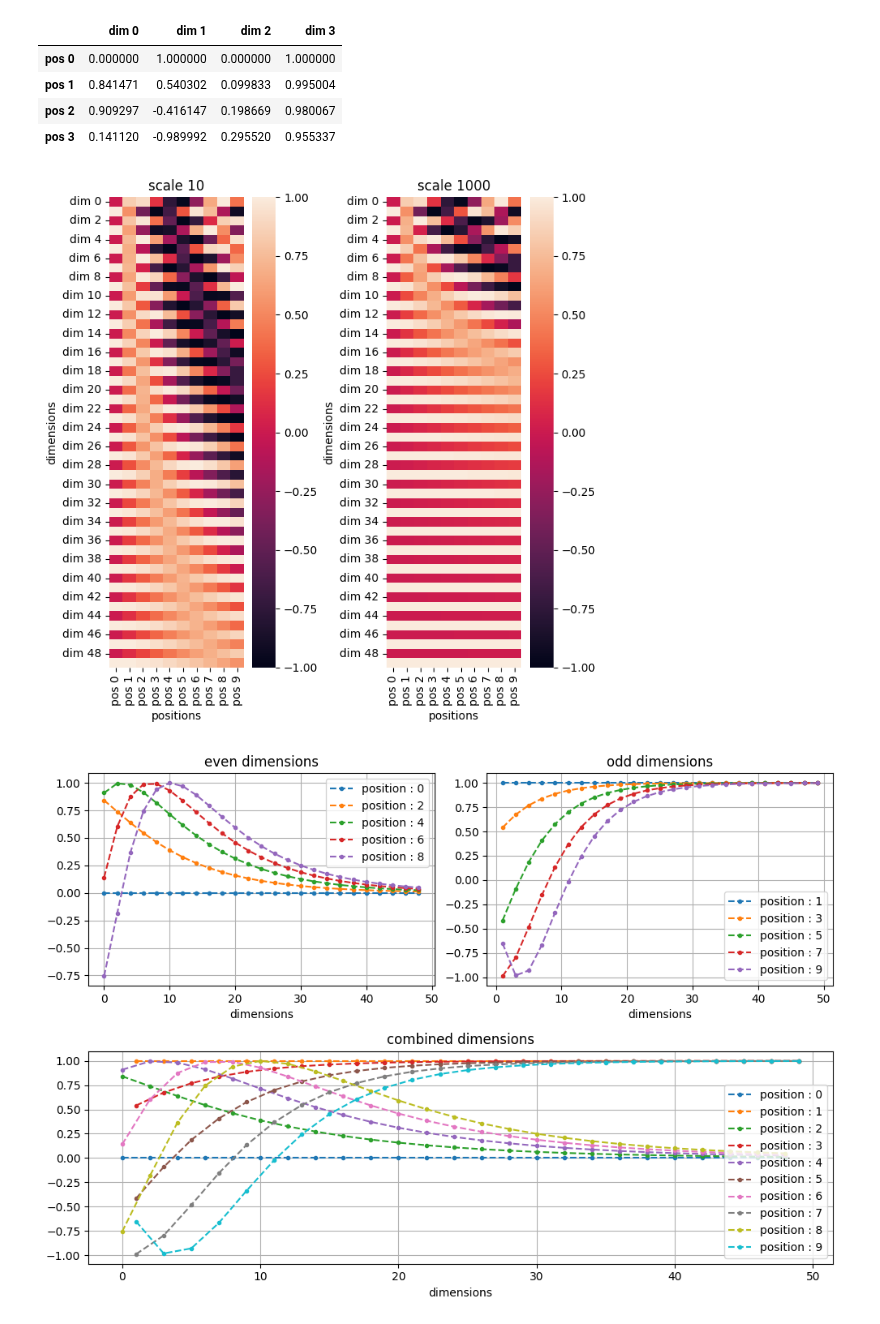
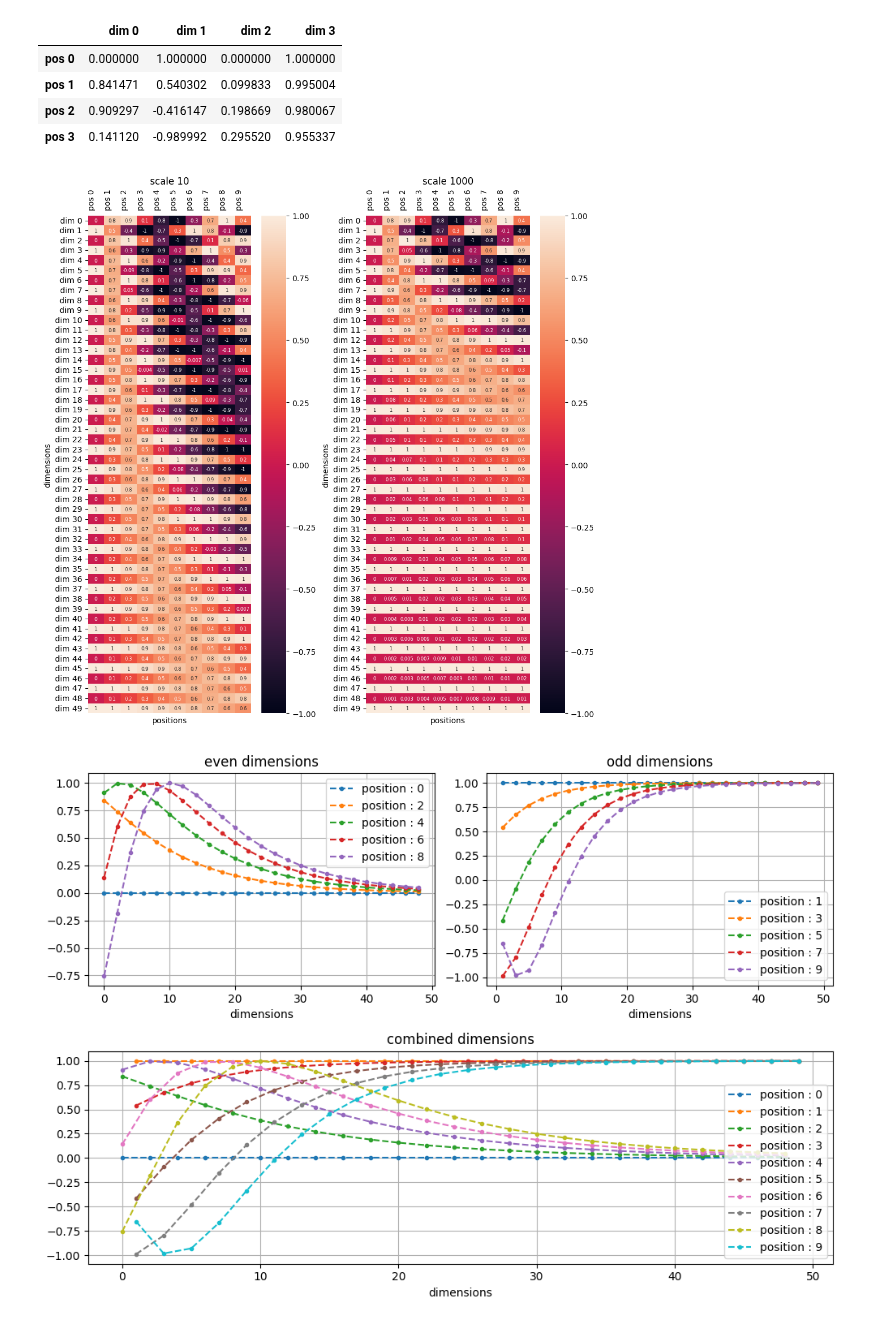
Before and after one commit to NishantBaheti/DeepLearningGuideBook, a Jupyter notebook: notebooks/transformers/explore.ipynb, the cells around one changed output. Cells and saved outputs as stored; diff of their text form; code cells hidden in the pictures.

```diff
--- a/notebooks/transformers/explore.ipynb
+++ b/notebooks/transformers/explore.ipynb
@@ -150,40 +182,50 @@ d_model = 50
 n_tokens = 10
 
 
-fig, ax = plt.subplots(1, 2, figsize=(7, 7))
+fig, ax = plt.subplots(1, 2, figsize=(10, 10))
 pe = positional_encoding_opt(d_model=d_model, n_tokens=n_tokens, scale=10)
 sns.heatmap(
     pd.DataFrame(
         pe,
         columns=[f"dim {i}" for i in range(d_model)],
         index=[f"pos {i}" for i in range(n_tokens)],
     ).T,
     vmin=-1,
     vmax=1,
     ax=ax[0],
+    annot=True,
+    fmt=".1g",
+    annot_kws={"fontsize": 6}
 )
 ax[0].set_title("scale 10")
 ax[0].set_ylabel("dimensions")
 ax[0].set_xlabel("positions")
+ax[0].tick_params(labelbottom = False, bottom=False, top = False, labeltop=True)
+ax[0].set_xticklabels(ax[0].get_xticklabels(), rotation=90, ha='right')
 
 pe = positional_encoding_opt(d_model=d_model, n_tokens=n_tokens, scale=1000)
 sns.heatmap(
     pd.DataFrame(
         pe,
         columns=[f"dim {i}" for i in range(d_model)],
         index=[f"pos {i}" for i in range(n_tokens)],
     ).T,
     vmin=-1,
     vmax=1,
     ax=ax[1],
+    annot=True,
+    fmt=".1g",
+    annot_kws={"fontsize":6}
 )
 ax[1].set_title("scale 1000")
 ax[1].set_ylabel("dimensions")
 ax[1].set_xlabel("positions")
+ax[1].tick_params(labelbottom = False, bottom=False, top = False, labeltop=True)
+ax[1].set_xticklabels(ax[1].get_xticklabels(), rotation=90, ha='right')
 
 plt.tight_layout()
 plt.show()
 # %% [output]
-[figure, old version]
+[figure, new version]
 # %%
 d_model = 50
```
Also changed, not shown: parts of 29 cells of this notebook.
